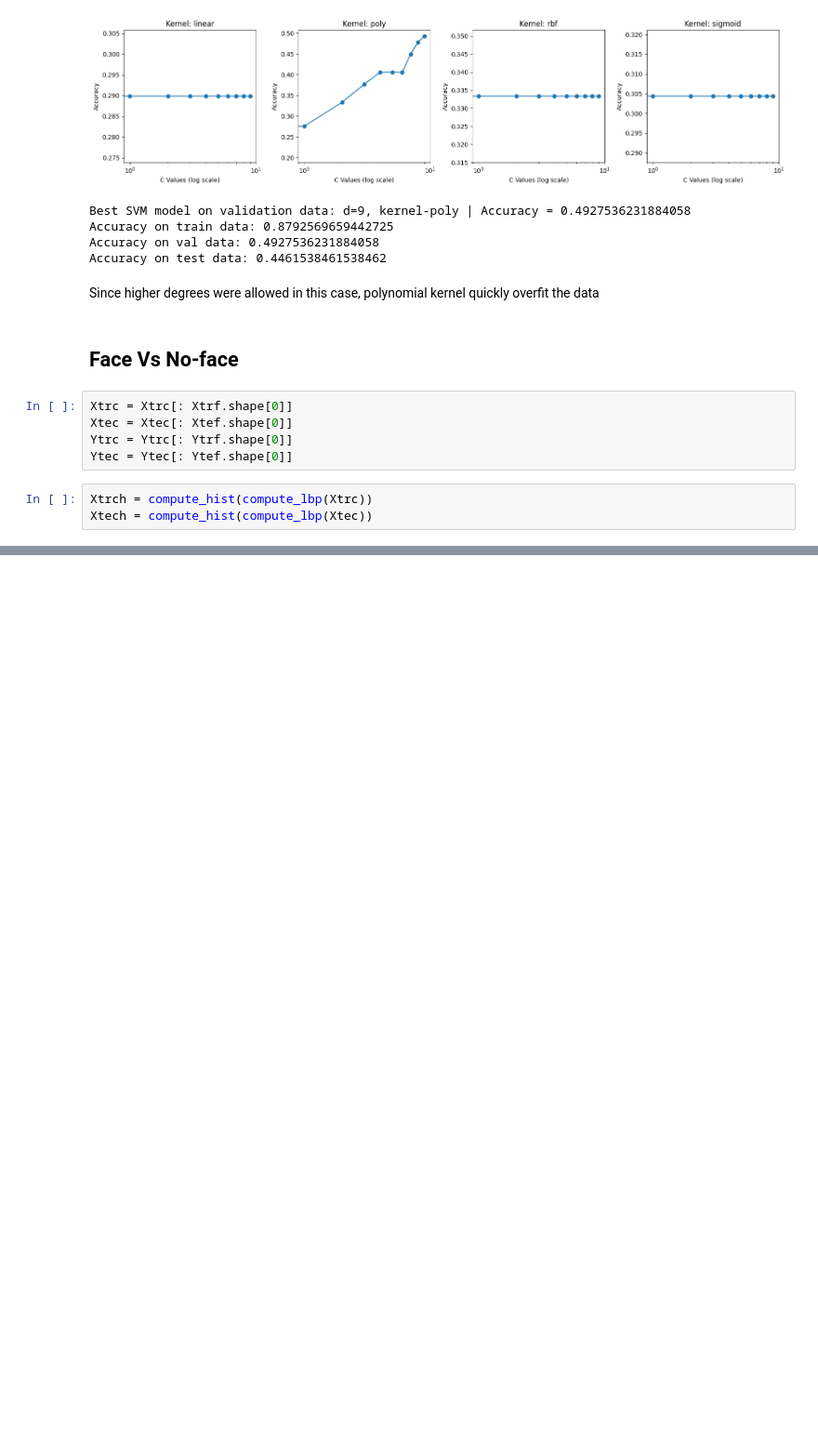
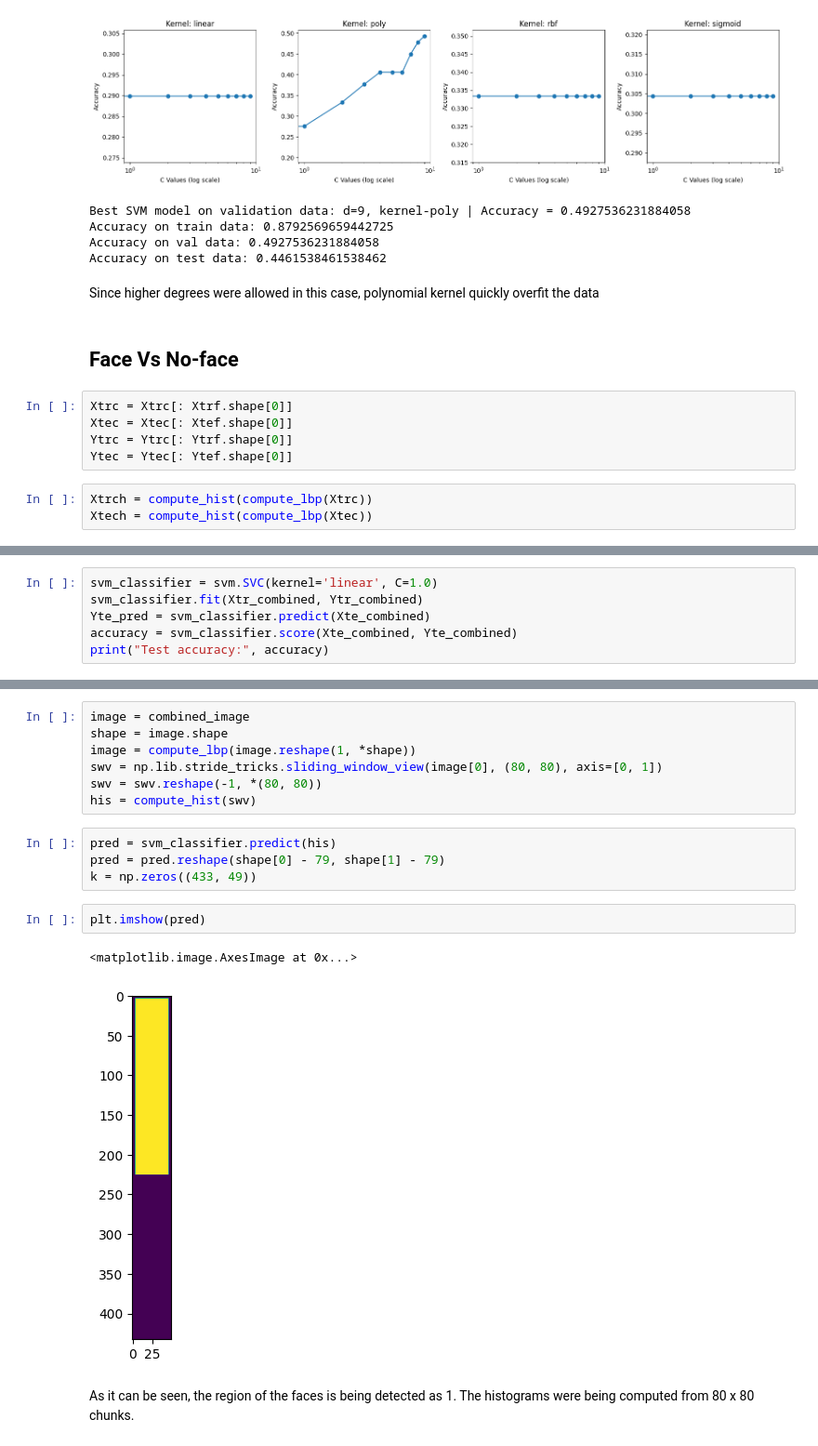
Before and after one commit to adityaprakash-work/EE511-CV-IIT-Mandi, a Jupyter notebook: A2/Q3/code.ipynb, the cells around one changed output, grey strips where cells are left out. Shown at 93% size. Saved outputs shown, nothing was run; the diff lists cells and outputs as text; blank space fills up the shorter version.

```diff
--- a/A2/Q3/code.ipynb
+++ b/A2/Q3/code.ipynb
@@ -369,0 +366,6 @@ Ytr_combined = np.zeros(Xtr_combined.shape[0]); Ytr_combined[: Xtr_combined.shap
+# %%
+svm_classifier = svm.SVC(kernel='linear', C=1.0)
+svm_classifier.fit(Xtr_combined, Ytr_combined)
+Yte_pred = svm_classifier.predict(Xte_combined)
+accuracy = svm_classifier.score(Xte_combined, Yte_combined)
+print("Test accuracy:", accuracy)
@@ -369,0 +393,18 @@ Ytr_combined = np.zeros(Xtr_combined.shape[0]); Ytr_combined[: Xtr_combined.shap
+# %%
+image = combined_image
+shape = image.shape
+image = compute_lbp(image.reshape(1, *shape))
+swv = np.lib.stride_tricks.sliding_window_view(image[0], (80, 80), axis=[0, 1])
+swv = swv.reshape(-1, *(80, 80))
+his = compute_hist(swv)
+# %%
+pred = svm_classifier.predict(his)
+pred = pred.reshape(shape[0] - 79, shape[1] - 79)
+k = np.zeros((433, 49))
+# %%
+plt.imshow(pred)
+# %% [output]
+<matplotlib.image.AxesImage at 0x...>
+[figure, added]
+# %% [markdown]
+As it can be seen, the region of the faces is being detected as 1. The histograms were being computed from 80 x 80 chunks.
```
Also changed, not shown: parts of 11 cells of this notebook.
